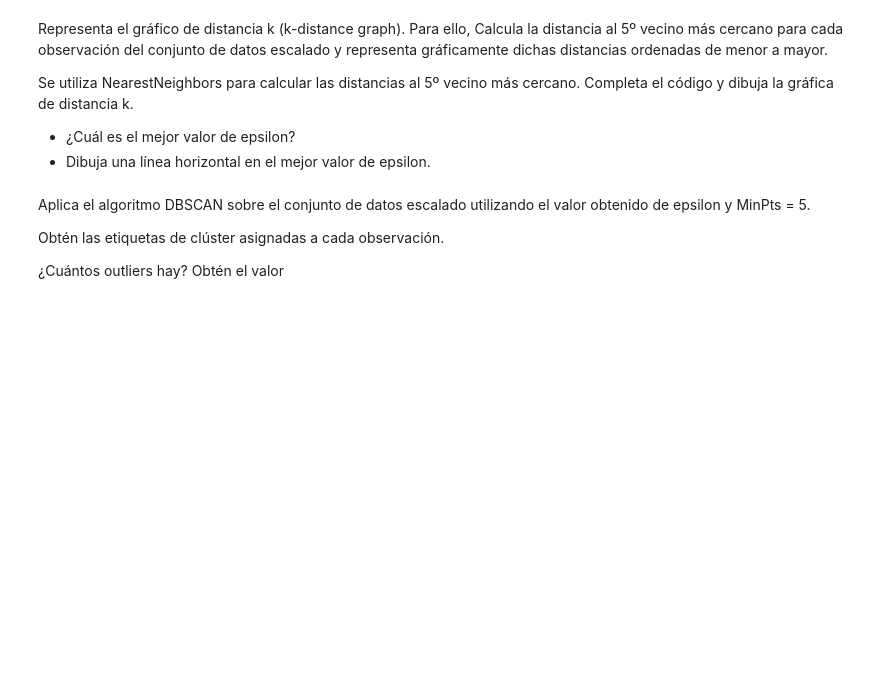
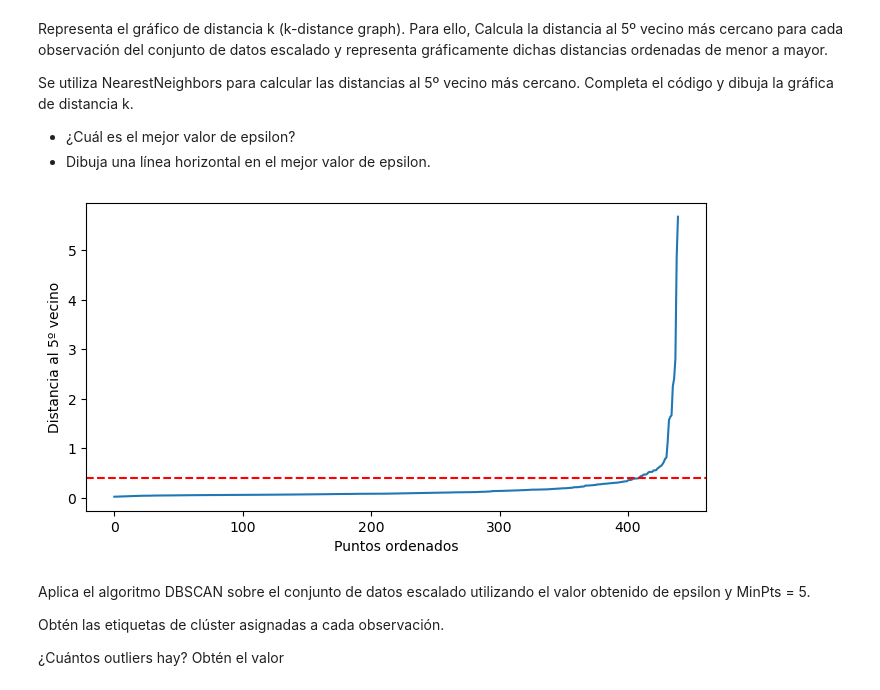
Before and after one commit to Alejandrito1928/AI-Samsung-Python-Labs, a Jupyter notebook: Machine learning 2/Additional notebooks-new 1.0/dbscan_customers.ipynb, the cells around one changed output. Saved outputs shown, nothing was run; the diff lists cells and outputs as text; code cells hidden in the pictures; blank space fills up the shorter version.

```diff
--- a/Machine learning 2/Additional notebooks-new 1.0/dbscan_customers.ipynb
+++ b/Machine learning 2/Additional notebooks-new 1.0/dbscan_customers.ipynb
@@ -66,19 +66,21 @@ Completa el código y dibuja la gráfica de distancia k.
 - ¿Cuál es el mejor valor de epsilon?
 - Dibuja una línea horizontal en el mejor valor de epsilon.
 # %%
-k = ____
+k = 5
 nn = NearestNeighbors(n_neighbors=k)
 nn_fit = nn.fit(customers_scaled)
 distances, _ = nn_fit.kneighbors(customers_scaled)
 
-k_distances = ____ # ordena las distancias
+k_distances = np.sort(distances[:, k-1]) # ordena las distancias
 
 plt.figure(figsize=(8, 4))
 plt.plot(k_distances)
 plt.axhline(y=0.4, color="red", linestyle="--")
 plt.xlabel("Puntos ordenados")
 plt.ylabel("Distancia al 5º vecino")
 plt.show()
+# %% [output]
+[figure, added]
 # %% [markdown]
 Aplica el algoritmo DBSCAN sobre el conjunto de datos escalado utilizando el valor obtenido de epsilon y MinPts = 5.
 
```
Also changed, not shown: parts of 2 cells of this notebook.
